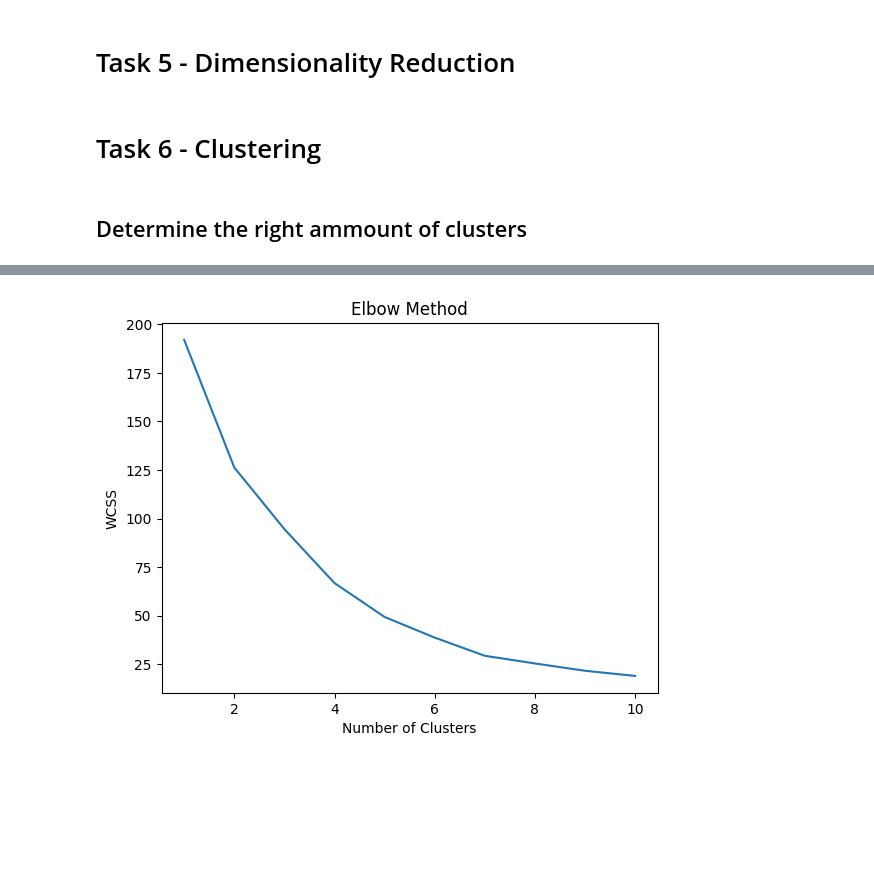
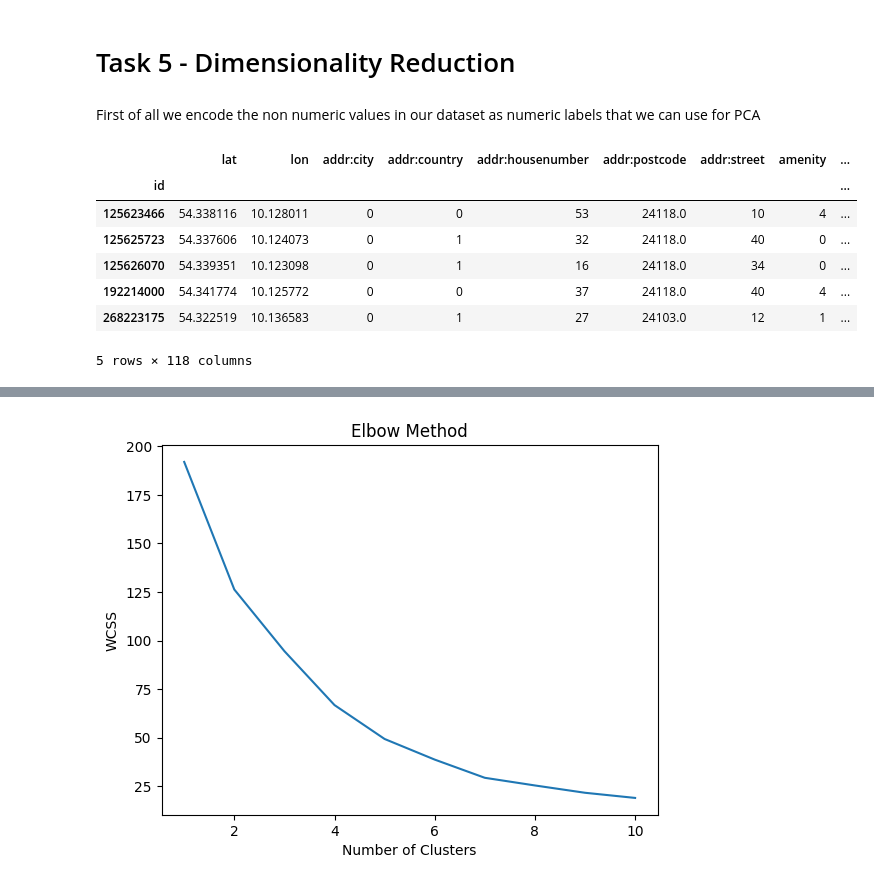
Before and after one commit to MartinDieCooleSocke420/sem1_math_and_stats, a Jupyter notebook: exam/experiments.ipynb, the cells around one changed output, grey strips where cells are left out. Saved outputs shown, nothing was run; the diff lists cells and outputs as text; code cells hidden in the pictures; blank space fills up the shorter version.

```diff
--- a/exam/experiments.ipynb
+++ b/exam/experiments.ipynb
@@ -196,7 +167,29 @@ data["wheelchair"] = data["wheelchair"].astype("category")
 data["amenity"] = data["amenity"].astype("category")
 # %% [markdown]
 # Task 5 - Dimensionality Reduction
-# %% [markdown]
-# Task 6 - Clustering
-# %% [markdown]
-## Determine the right ammount of clusters
+# %% [markdown]
+First of all we encode the non numeric values in our dataset as numeric labels that we can use for PCA
+# %%
+from sklearn.preprocessing import LabelEncoder
+
+# Create a label encoder object
+label_encoder = LabelEncoder()
+
+# Copy the dataframe to avoid modifying the original data
+restaurants_encoded_df = data.copy()
+
+# Apply label encoding to non-numeric columns
+non_numeric_columns = restaurants_encoded_df.select_dtypes(exclude=['number']).columns
+restaurants_encoded_df[non_numeric_columns] = restaurants_encoded_df[non_numeric_columns].apply(lambda col: label_encoder.fit_transform(col.astype(str)), axis=0)
+
+# Display the first few rows of the encoded dataframe
+restaurants_encoded_df.head()
+# %% [output]
+|  | lat | lon | addr:city | addr:country | addr:housenumber | addr:postcode | addr:street | amenity | ... |
+| id |  |  |  |  |  |  |  |  | ... |
+| 125623466 | 54.338116 | 10.128011 | 0 | 0 | 53 | 24118.0 | 10 | 4 | ... |
+| 125625723 | 54.337606 | 10.124073 | 0 | 1 | 32 | 24118.0 | 40 | 0 | ... |
+| 125626070 | 54.339351 | 10.123098 | 0 | 1 | 16 | 24118.0 | 34 | 0 | ... |
+| 192214000 | 54.341774 | 10.125772 | 0 | 0 | 37 | 24118.0 | 40 | 4 | ... |
+| 268223175 | 54.322519 | 10.136583 | 0 | 1 | 27 | 24103.0 | 12 | 1 | ... |
+5 rows × 118 columns
```
Also changed, not shown: parts of 26 cells of this notebook.
